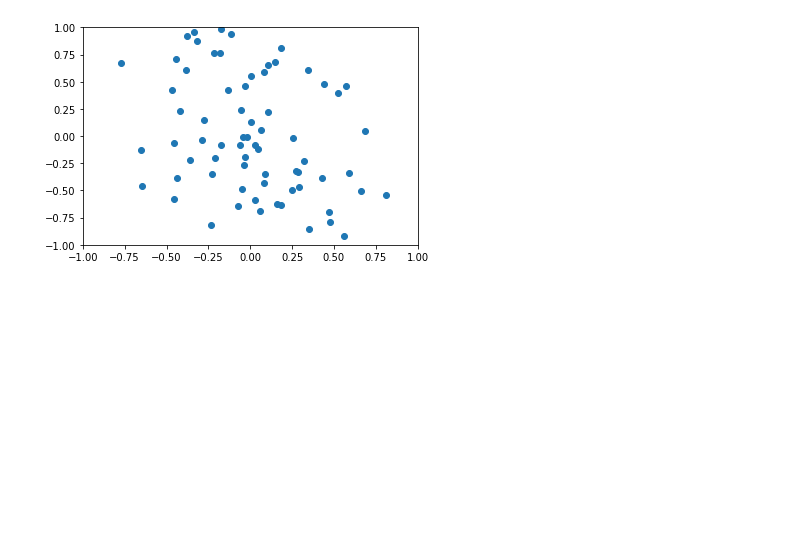
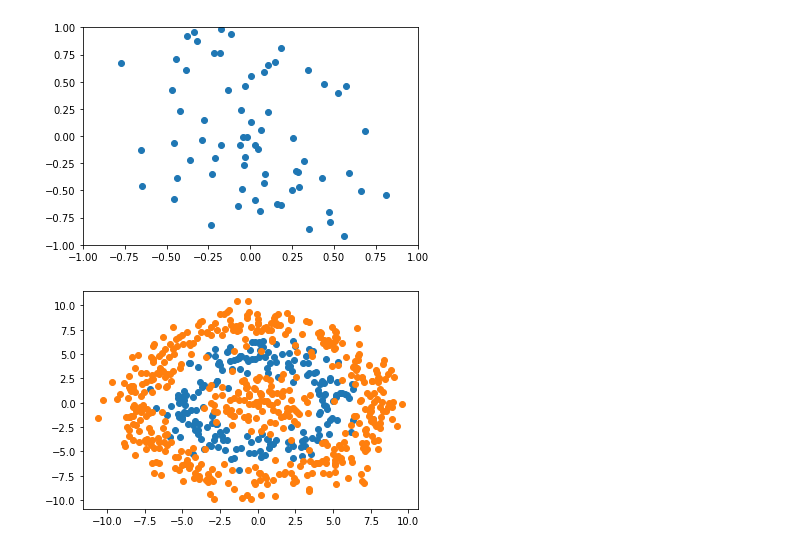
Before and after one commit to choiboy92/ImperialML, a Jupyter notebook: Tutorial 1/Tutorial1.ipynb, the cells around one changed output. Cells and saved outputs as stored; diff of their text form; code cells hidden in the pictures; blank space fills up the shorter version.

```diff
--- a/Tutorial 1/Tutorial1.ipynb
+++ b/Tutorial 1/Tutorial1.ipynb
@@ -83,3 +83,27 @@ plt.ylim(-1,1)
 plt.show()
 # %% [output]
 [figure]
+# %%
+import numpy as np
+import matplotlib.pyplot as plt
+fig, ax = plt.subplots()
+
+def pol2cart(r, theta):
+  x_cart = r*np.cos(theta)
+  y_cart = r*np.sin(theta)
+  return x_cart,y_cart
+
+# create normal distribution of radius for class 2
+r_class2 = np.random.normal(loc = 5, scale = 1, size = 200)
+# create normal distribution of radius for class 1 (inner and outer combined)
+r_class1 = np.concatenate((np.random.normal(loc = 2, scale = 1, size = 100), np.random.normal(loc = 8, scale = 1, size = 400)))
+
+# convert from polar to cartesian (using uniform distribution of angles)
+x_class2, y_class2 = pol2cart(r_class2, np.random.uniform(low = 0, high = 2*np.pi, size = 200))
+x_class1, y_class1 = pol2cart(r_class1, np.random.uniform(low = 0, high = 2*np.pi, size = 500))
+
+ax.scatter(x_class2, y_class2)
+ax.scatter(x_class1, y_class1)
+plt.show()
+# %% [output]
+[figure, added]
```
